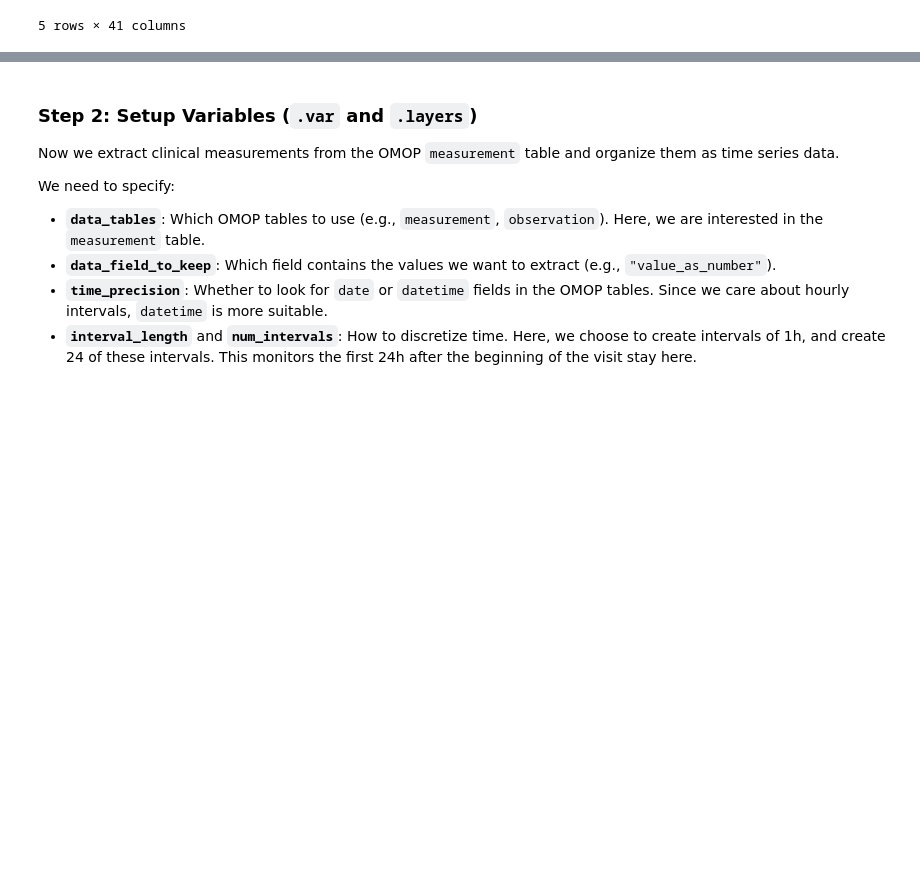
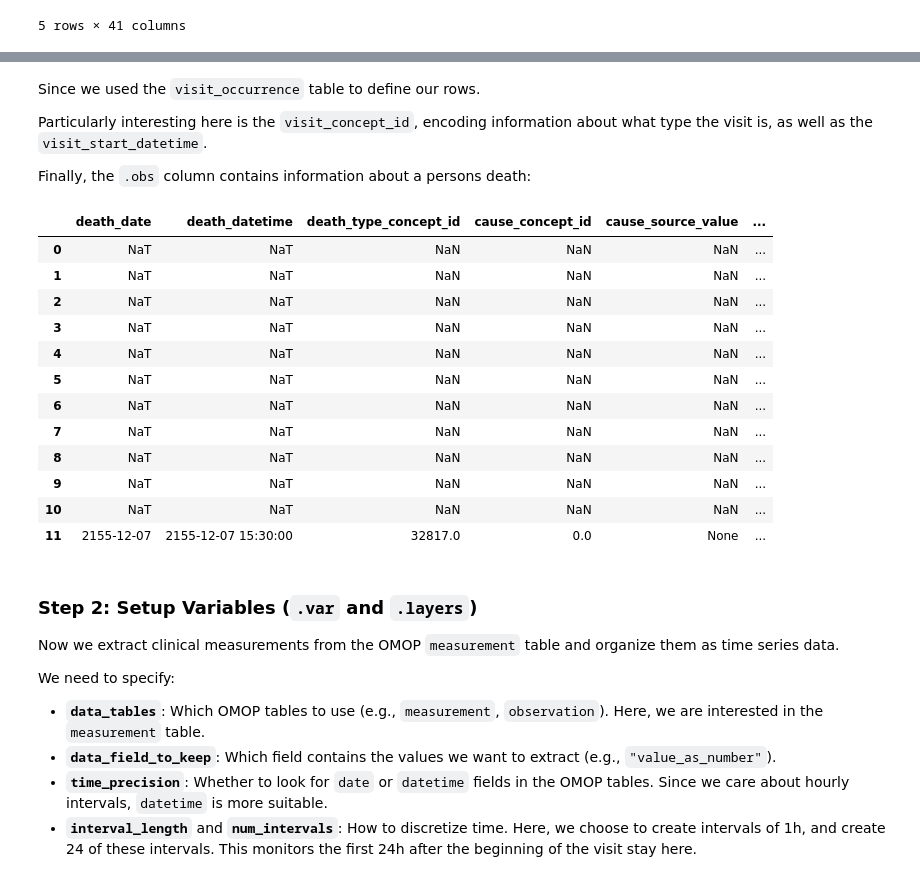
Before and after one commit to theislab/ehrdata, a Jupyter notebook: docs/tutorials/omop_intro.ipynb, the cells around one changed output, grey strips where cells are left out. Saved outputs shown, nothing was run; the diff lists cells and outputs as text; code cells hidden in the pictures; blank space fills up the shorter version.

```diff
--- a/docs/tutorials/omop_intro.ipynb
+++ b/docs/tutorials/omop_intro.ipynb
@@ -171,3 +176,25 @@ edata.obs.head()
+# %% [markdown]
+Since we used the `visit_occurrence` table to define our rows.
+
+Particularly interesting here is the `visit_concept_id`, encoding information about what type the visit is, as well as the `visit_start_datetime`.
+
+Finally, the `.obs` column contains information about a persons death:
+# %%
+edata.obs.iloc[:, 35:].head(12)
+# %% [output]
+|  | death_date | death_datetime | death_type_concept_id | cause_concept_id | cause_source_value | ... |
+| 0 | NaT | NaT | NaN | NaN | NaN | ... |
+| 1 | NaT | NaT | NaN | NaN | NaN | ... |
+| 2 | NaT | NaT | NaN | NaN | NaN | ... |
+| 3 | NaT | NaT | NaN | NaN | NaN | ... |
+| 4 | NaT | NaT | NaN | NaN | NaN | ... |
+| 5 | NaT | NaT | NaN | NaN | NaN | ... |
+| 6 | NaT | NaT | NaN | NaN | NaN | ... |
+| 7 | NaT | NaT | NaN | NaN | NaN | ... |
+| 8 | NaT | NaT | NaN | NaN | NaN | ... |
+| 9 | NaT | NaT | NaN | NaN | NaN | ... |
+| 10 | NaT | NaT | NaN | NaN | NaN | ... |
+| 11 | 2155-12-07 | 2155-12-07 15:30:00 | 32817.0 | 0.0 | None | ... |
 # %% [markdown]
 ### Step 2: Setup Variables (`.var` and `.layers`)
 
```
Also changed, not shown: parts of 17 cells of this notebook, 6 other files.
